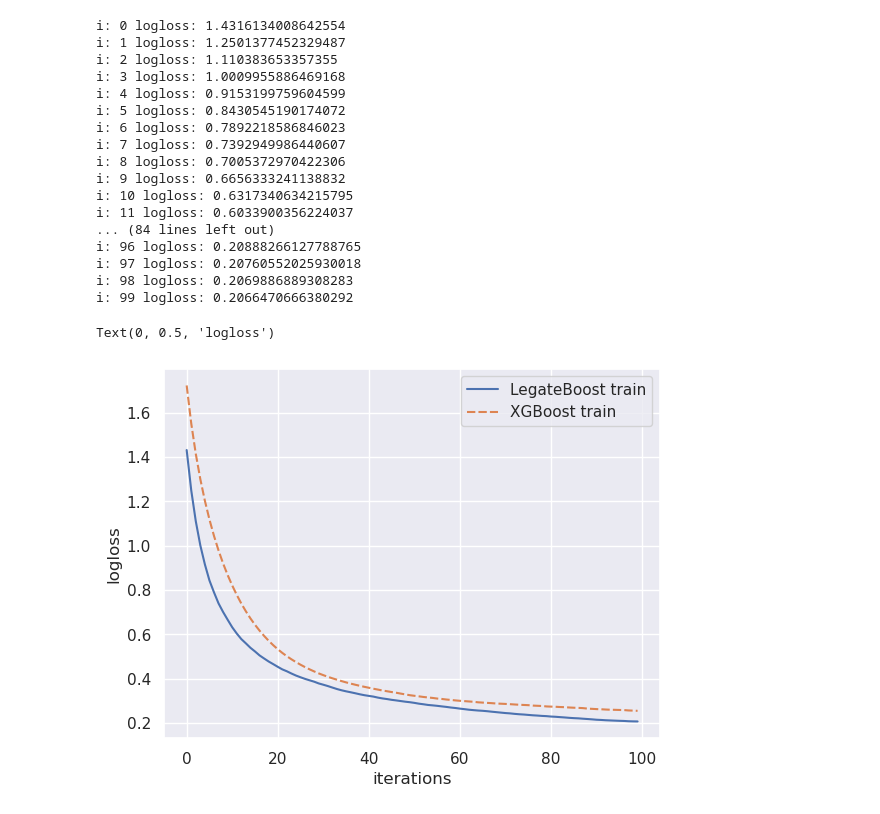
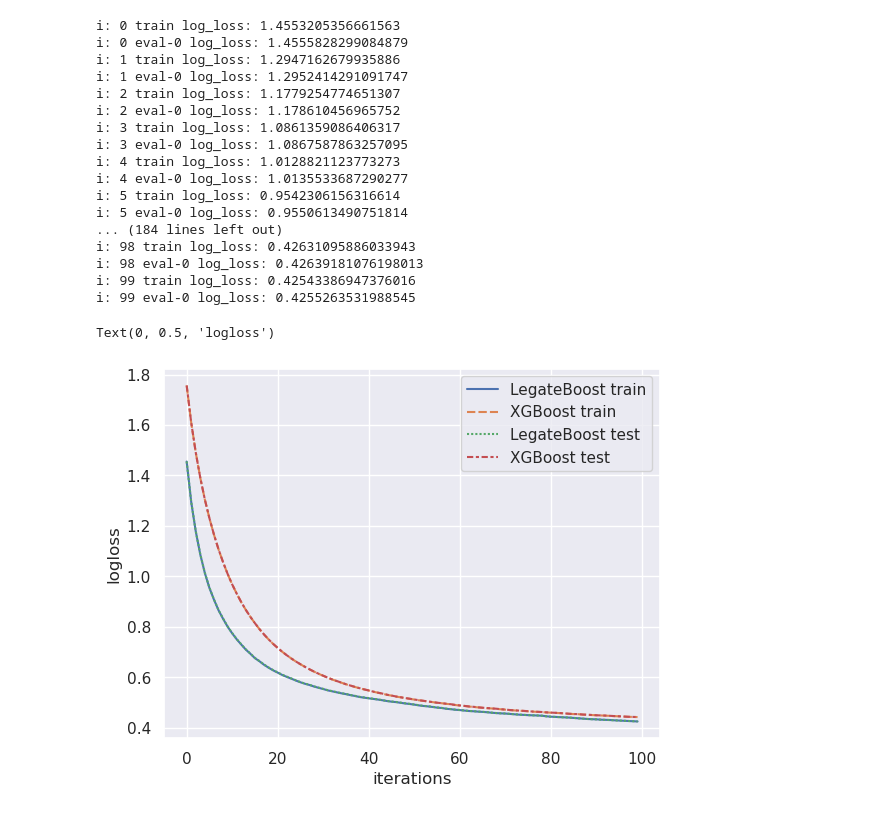
Before and after one commit to rapidsai/legate-boost, a Jupyter notebook: examples/notebook/multiclass.ipynb, the cells around one changed output. Cells and saved outputs as stored; diff of their text form; code cells hidden in the pictures.

```diff
--- a/examples/notebook/multiclass.ipynb
+++ b/examples/notebook/multiclass.ipynb
@@ -6,12 +27,22 @@ import xgboost as xgb
 
 from sklearn.datasets import fetch_covtype
 X,y = fetch_covtype(return_X_y=True)
-y = y - 1
+y = y - 1 # labels start at 1 in the dataset
+
+# Split into train and test
+train_size = 0.8
+rs = cn.random.RandomState(37)
+train = rs.binomial(1, 0.8, size=y.shape[0]).astype(bool)
+X_train = X[train]
+y_train = y[train]
+X_test = X[~train]
+y_test = y[~train]
 
 n_estimators = 100
-max_depth = 10
+max_depth = 6
 learning_rate = 0.1
 # %%
-xgb_model = xgb.XGBClassifier(n_estimators=n_estimators,max_depth=max_depth,tree_method='hist', learning_rate=learning_rate).fit(X, y, eval_set=[(X, y)])
+# set min_child_weight and reg_lambda to 0.0 to match LegateBoost
+xgb_model = xgb.XGBClassifier(n_estimators=n_estimators,max_depth=max_depth,tree_method='gpu_hist', learning_rate=learning_rate, reg_lambda=0.0, min_child_weight=0.0).fit(X, y, eval_set=[(X_train, y_train), (X_test, y_test)])
 xgb_metrics = xgb_model.evals_result()
 # %% [output]
@@ -35,32 +66,33 @@ xgb_metrics = xgb_model.evals_result()
 # %%
-lb_model = lb.LBClassifier(n_estimators=n_estimators,max_depth=max_depth,verbose=True, learning_rate=learning_rate).fit(X,y)
+lb_metrics = {}
+lb_model = lb.LBClassifier(n_estimators=n_estimators,max_depth=max_depth,verbose=True, learning_rate=learning_rate).fit(X,y, eval_set=[(X_test, y_test)],eval_result=lb_metrics)
 # %% [output]
-i: 0 logloss: 1.4316134008642554
-i: 1 logloss: 1.2501377452329487
-i: 2 logloss: 1.110383653357355
-i: 3 logloss: 1.0009955886469168
-i: 4 logloss: 0.9153199759604599
-i: 5 logloss: 0.8430545190174072
-i: 6 logloss: 0.7892218586846023
-i: 7 logloss: 0.7392949986440607
-i: 8 logloss: 0.7005372970422306
-i: 9 logloss: 0.6656333241138832
-i: 10 logloss: 0.6317340634215795
-i: 11 logloss: 0.6033900356224037
-... (84 lines left out)
-i: 96 logloss: 0.20888266127788765
-i: 97 logloss: 0.20760552025930018
-i: 98 logloss: 0.2069886889308283
-i: 99 logloss: 0.2066470666380292
+i: 0 train log_loss: 1.4553205356661563
+i: 0 eval-0 log_loss: 1.4555828299084879
+i: 1 train log_loss: 1.2947162679935886
+i: 1 eval-0 log_loss: 1.2952414291091747
+i: 2 train log_loss: 1.1779254774651307
+i: 2 eval-0 log_loss: 1.178610456965752
+i: 3 train log_loss: 1.0861359086406317
+i: 3 eval-0 log_loss: 1.0867587863257095
+i: 4 train log_loss: 1.0128821123773273
+i: 4 eval-0 log_loss: 1.0135533687290277
+i: 5 train log_loss: 0.9542306156316614
+i: 5 eval-0 log_loss: 0.9550613490751814
+... (184 lines left out)
+i: 98 train log_loss: 0.42631095886033943
+i: 98 eval-0 log_loss: 0.42639181076198013
+i: 99 train log_loss: 0.42543386947376016
+i: 99 eval-0 log_loss: 0.4255263531988545
 # %%
 import seaborn as sns
 import matplotlib.pyplot as plt
 
 sns.set()
-data = {"LegateBoost train": lb_model.train_metric_, "XGBoost train": xgb_metrics['validation_0']['mlogloss']}
+data = {"LegateBoost train": lb_metrics['train']['log_loss'], "XGBoost train": xgb_metrics['validation_0']['mlogloss'], "LegateBoost test": lb_metrics['eval-0']['log_loss'], "XGBoost test": xgb_metrics['validation_1']['mlogloss']}
 sns.lineplot(data=data)
 plt.xlabel("iterations")
 plt.ylabel("logloss")
 # %% [output]
 Text(0, 0.5, 'logloss')
-[figure, old version]
+[figure, new version]
```
Also changed, not shown: parts of 2 cells of this notebook, 5 other files.
